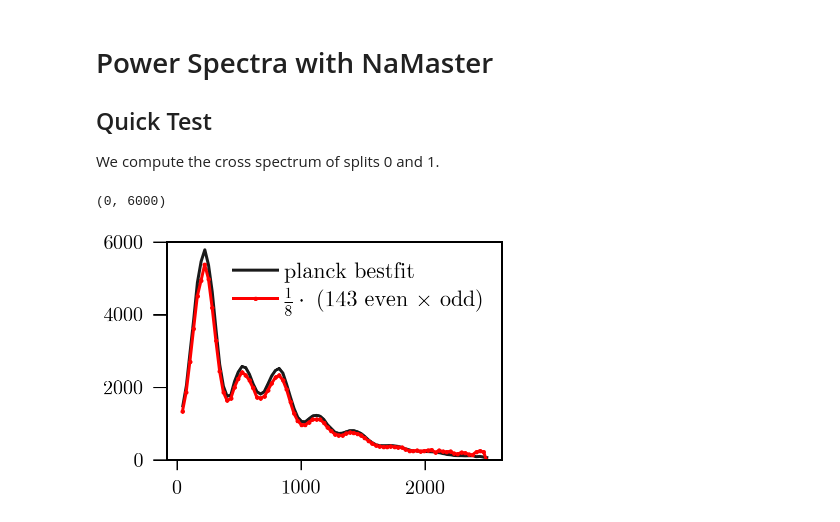
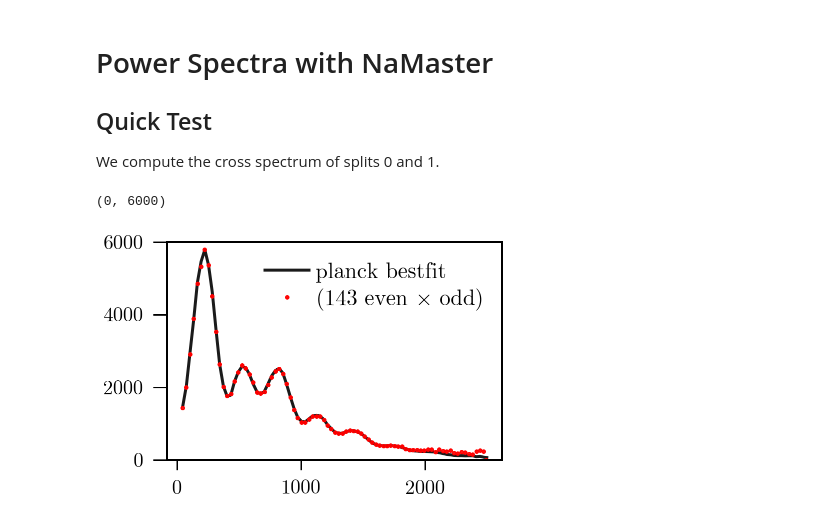
Before and after one commit to xzackli/actps, a Jupyter notebook: planck_143evenx143odd.ipynb, the cells around one changed output. Cells and saved outputs as stored; diff of their text form; code cells hidden in the pictures.

```diff
--- a/planck_143evenx143odd.ipynb
+++ b/planck_143evenx143odd.ipynb
@@ -166,12 +166,13 @@ cl_00 = nmt.compute_full_master(i0,i1,b)
 ell = b.get_effective_ells()
 # %%
 plt.plot(reference_cmb.data['ELL'], reference_cmb.data['D_ELL'], label='planck bestfit' )
-plt.plot(ell, 1 / 8 * cl_00[0] *  2.725e6**2,'r.-',label=r"$\frac{1}{8}\cdot$ (143 even $\times$ odd)")
+plt.plot(ell, cl_00[0] *  1e6**2,'r.',label=r"(143 even $\times$ odd)")
 plt.legend()
 plt.ylim(0,6000)
+# plt.yscale('log')
 # %% [output]
 (0, 6000)
-[figure, old version]
+[figure, new version]
 # %%
 # lb = b.get_effective_ells()
 
```
